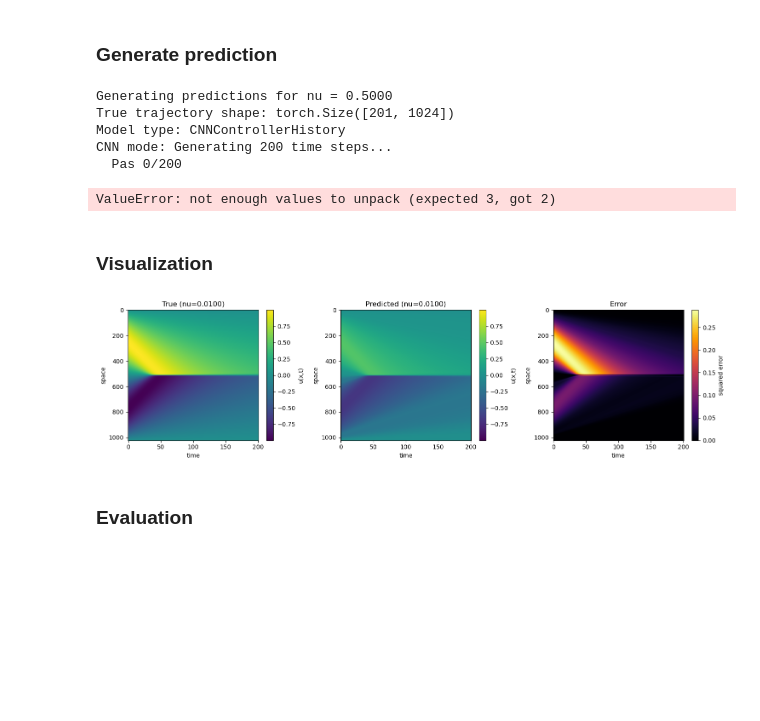
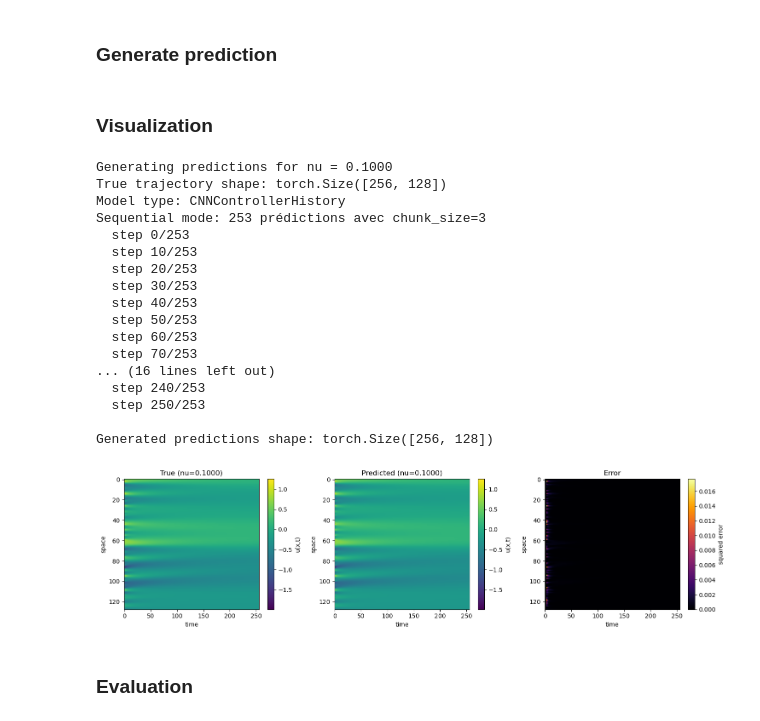
Before and after one commit to Samuel-Chapuis/CS-NFTM-Fork, a Jupyter notebook: NFTM_for_Physic/Devlopement/main.ipynb, the cells around one changed output. Cells and saved outputs as stored; diff of their text form; code cells hidden in the pictures; blank space fills up the shorter version.

```diff
--- a/NFTM_for_Physic/Devlopement/main.ipynb
+++ b/NFTM_for_Physic/Devlopement/main.ipynb
@@ -33,6 +32,8 @@ print(f"Device used: {device}")
 project_root = Path(os.getcwd()).parent.parent  # go back from modular -> NFTM_for_Physic -> NFTM
 data_dir = project_root / "Data"
 print(f"Data directory: {data_dir}")
+
+models_dir = project_root /"NFTM_for_Physic"/ "saved_models"
 
 # Check file existence
 files_burger = {
@@ -88,19 +145,22 @@ Data shapes:
 # Model configuration
 patch_radius = 1
 patch_size = 2 * patch_radius + 1
-
-# model = CNNControllerPatch(patch_size=patch_size)
-# model = model.to(device)
-
-# model = RNNControllerPatch(patch_size=patch_size)
-# model = model.to(device)
-
-patch_radius = 1
-patch_size = 2 * patch_radius + 1
 chunk_size = 3
 
+# --- CNN Model --- #
+# model = CNNControllerPatch(patch_size=patch_size)
+
+# --- RNN Model  --- #
+# model = RNNControllerPatch(patch_size=patch_size)
+
+# --- CNN Model with time history --- #
 model = CNNControllerHistory(patch_size=patch_size, hidden_size=64)
 
+# --- Load a saved model #
+LOAD_MODEL_NAME = None  # Set to filename like "my_model.pth" to load a model
+model = torch.load(models_dir / LOAD_MODEL_NAME, map_location=device)
+
+model = model.to(device)
 
 print(f"CNN model created:")
 print(f"  - Patch radius: {patch_radius}")
@@ -192,29 +269,39 @@ Loss reduction: 77.85%
 # %% [markdown]
 ### Generate prediction
-# %%
-# Generate predictions with dedicated function
-true_traj, pred_traj, nu_value = generate_model_predictions(
-    model,
-    train_loader,
-    device,
-    patch_radius,
-    verbose=True,
-    chunk_size=3,  # ou autre
-)
-# %% [output]
-Generating predictions for nu = 0.5000
-True trajectory shape: torch.Size([201, 1024])
-Model type: CNNControllerHistory
-CNN mode: Generating 200 time steps...
-  Pas 0/200
-ValueError: not enough values to unpack (expected 3, got 2)
 # %% [markdown]
 ### Visualization
 # %%
+# Generate predictions for visualization
+true_traj, pred_traj, nu_value = generate_model_predictions(
+    model,
+    train_loader,
+    device,
+    patch_radius,
+    verbose=True,
+    chunk_size=chunk_size
+)
+
 # Visualize trajectories
 plot_trajectories(true_traj, pred_traj, title_suffix=f" (nu={nu_value:.4f})")
 # %% [output]
+Generating predictions for nu = 0.1000
+True trajectory shape: torch.Size([256, 128])
+Model type: CNNControllerHistory
+Sequential mode: 253 prédictions avec chunk_size=3
+  step 0/253
+  step 10/253
+  step 20/253
+  step 30/253
+  step 40/253
+  step 50/253
+  step 60/253
+  step 70/253
+... (16 lines left out)
+  step 240/253
+  step 250/253
+
+Generated predictions shape: torch.Size([256, 128])
-[figure, old version]
+[figure, new version]
 # %% [markdown]
 ### Evaluation
 # %%
```
Also changed, not shown: parts of 9 cells of this notebook, 1 other file.
